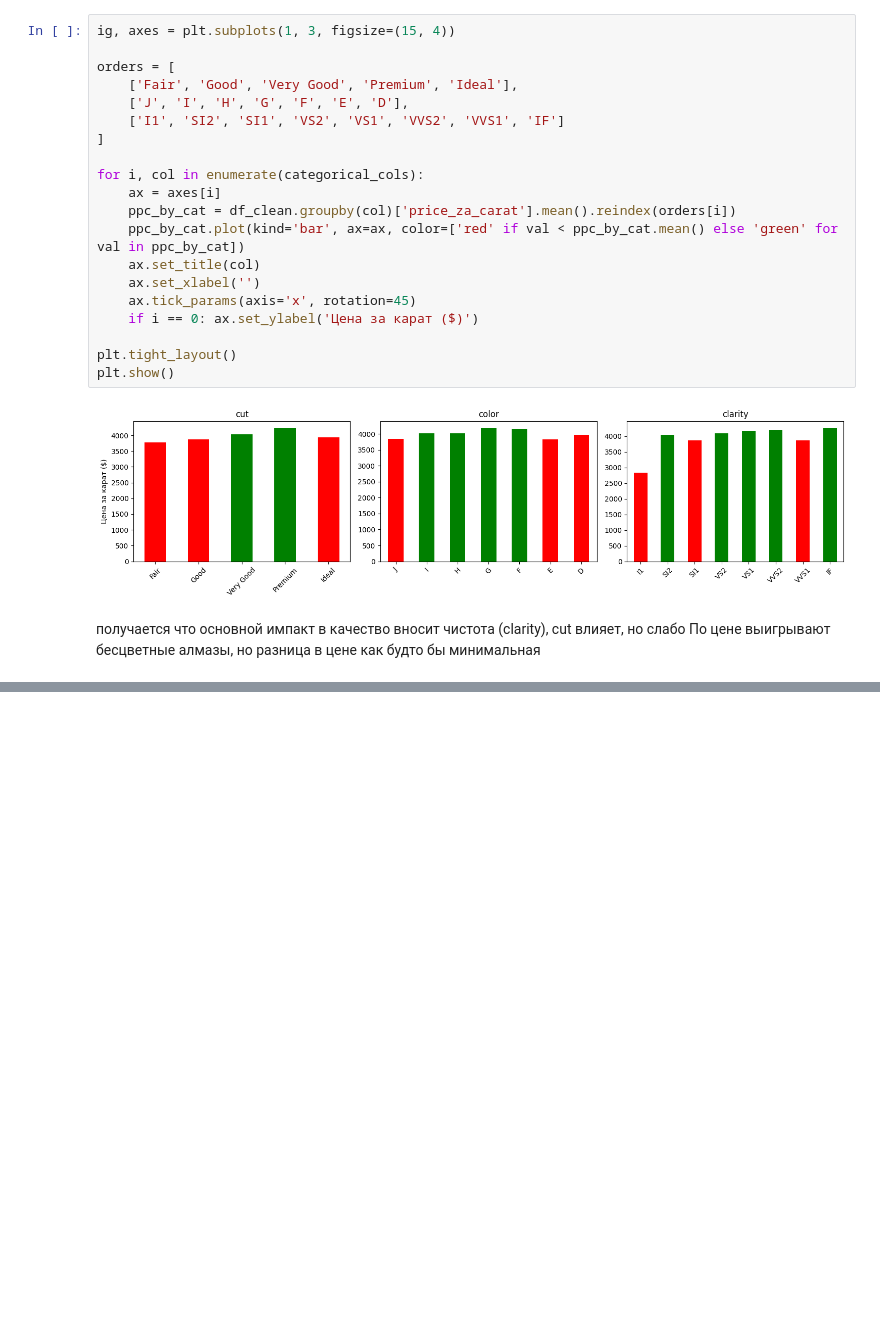
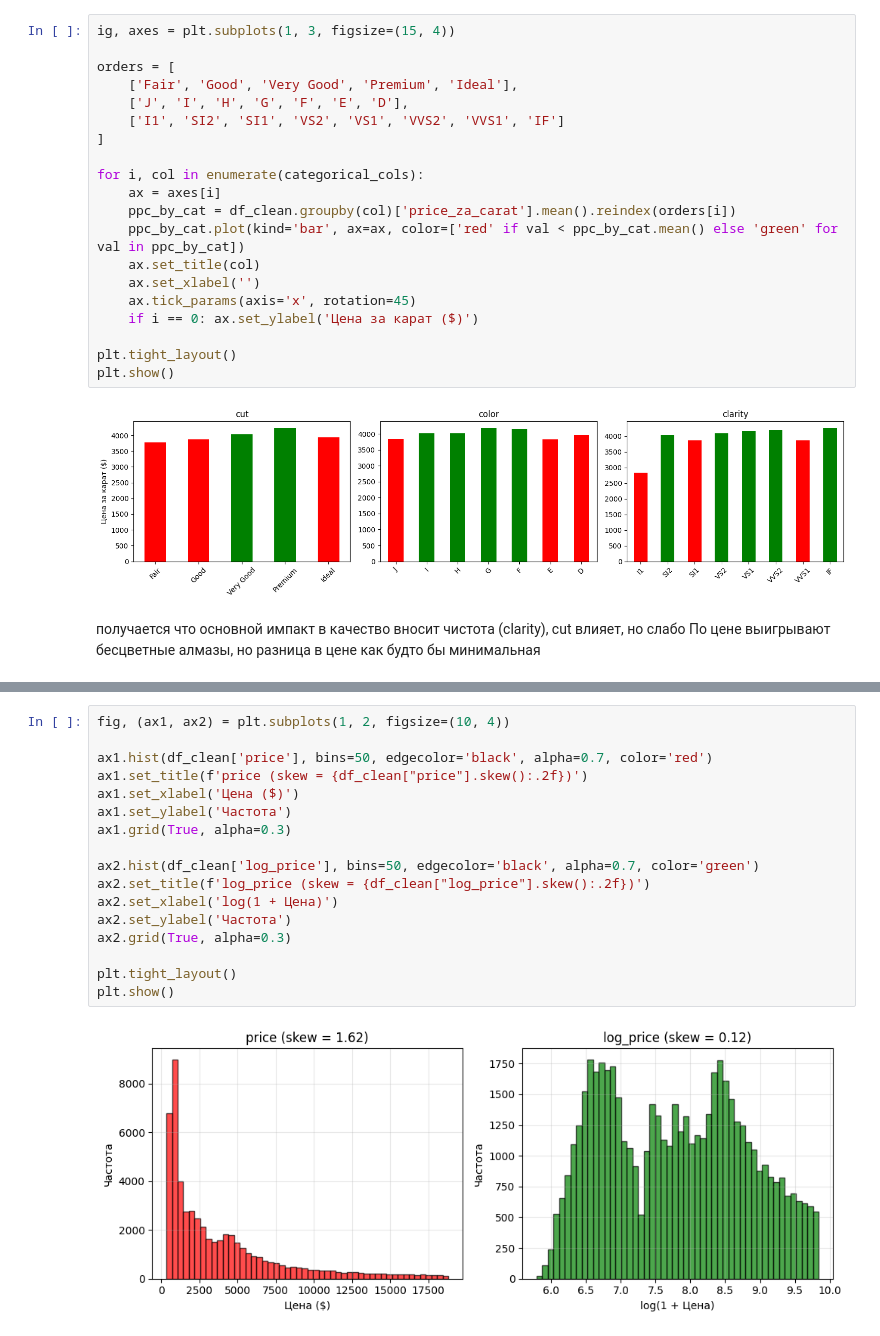
Before and after one commit to PINNOS/eda-2025, a Jupyter notebook: 5lab/rmaEDA_pipeline.ipynb, the cells around one changed output, grey strips where cells are left out. Cells and saved outputs as stored; diff of their text form; blank space fills up the shorter version.

```diff
--- a/5lab/rmaEDA_pipeline.ipynb
+++ b/5lab/rmaEDA_pipeline.ipynb
@@ -236,0 +244,19 @@ plt.show()
+# %%
+fig, (ax1, ax2) = plt.subplots(1, 2, figsize=(10, 4))
+
+ax1.hist(df_clean['price'], bins=50, edgecolor='black', alpha=0.7, color='red')
+ax1.set_title(f'price (skew = {df_clean["price"].skew():.2f})')
+ax1.set_xlabel('Цена ($)')
+ax1.set_ylabel('Частота')
+ax1.grid(True, alpha=0.3)
+
+ax2.hist(df_clean['log_price'], bins=50, edgecolor='black', alpha=0.7, color='green')
+ax2.set_title(f'log_price (skew = {df_clean["log_price"].skew():.2f})')
+ax2.set_xlabel('log(1 + Цена)')
+ax2.set_ylabel('Частота')
+ax2.grid(True, alpha=0.3)
+
+plt.tight_layout()
+plt.show()
+# %% [output]
+[figure, added]
```
Also changed, not shown: parts of 20 cells of this notebook.
